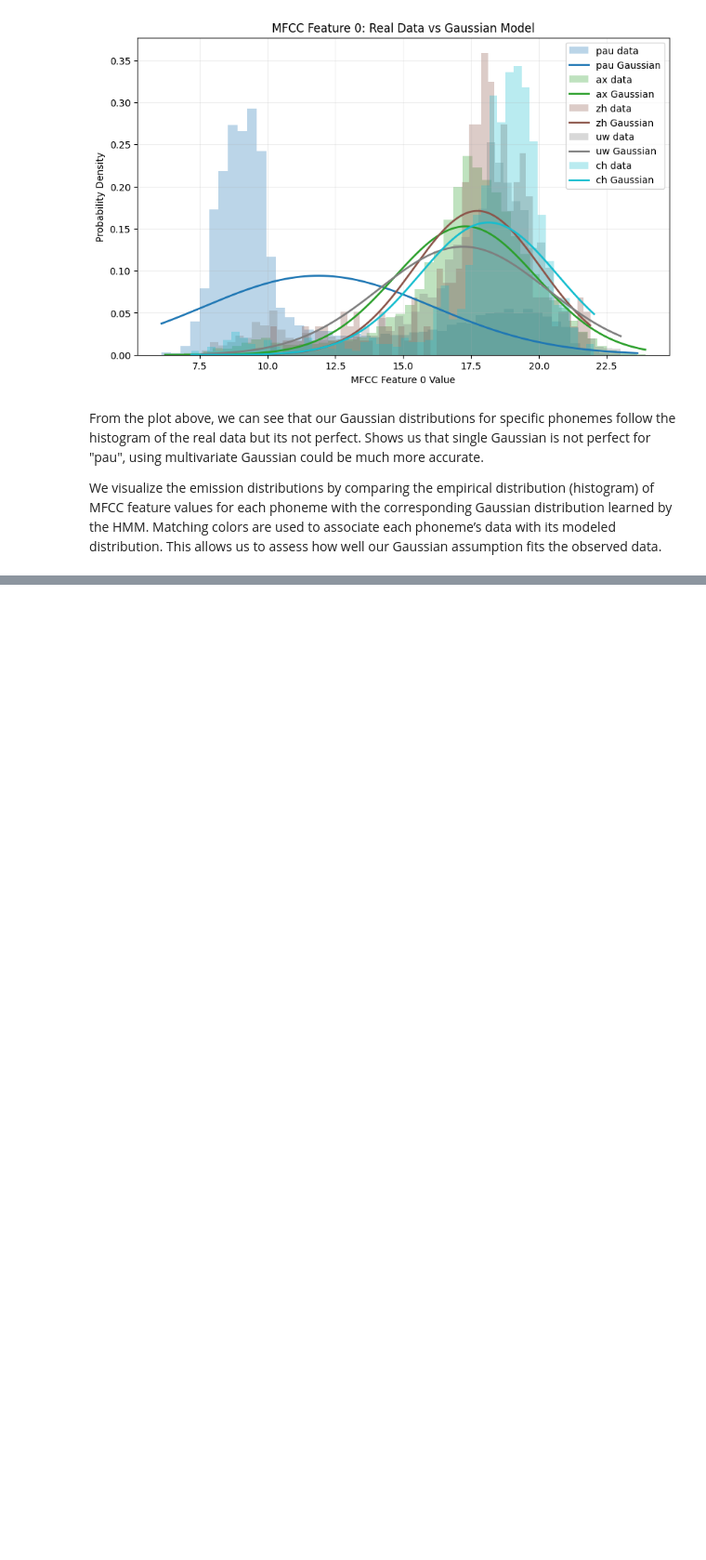
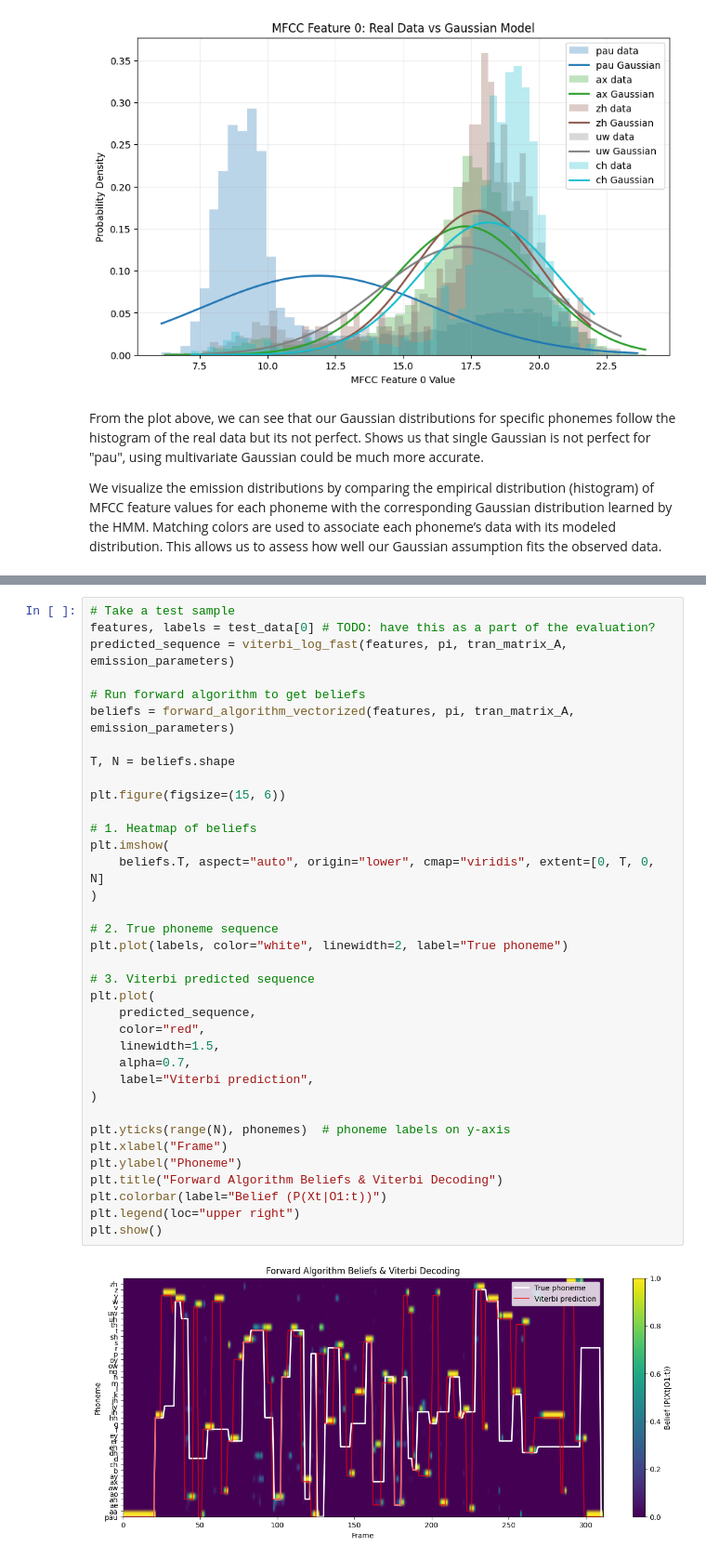
Before and after one commit to eythorto/Gervigreind, a Jupyter notebook: project2/project2notebook.ipynb, the cells around one changed output, grey strips where cells are left out. Shown at 93% size. Cells and saved outputs as stored; diff of their text form; blank space fills up the shorter version.

Commit message:
Task 6.3 and some evaluation

```diff
--- a/project2/project2notebook.ipynb
+++ b/project2/project2notebook.ipynb
@@ -764,0 +758,38 @@ Viterbi accuracy on first test sample: 32.97%
+# %%
+# Take a test sample
+features, labels = test_data[0] # TODO: have this as a part of the evaluation?
+predicted_sequence = viterbi_log_fast(features, pi, tran_matrix_A, emission_parameters)
+
+# Run forward algorithm to get beliefs
+beliefs = forward_algorithm_vectorized(features, pi, tran_matrix_A, emission_parameters)
+
+T, N = beliefs.shape
+
+plt.figure(figsize=(15, 6))
+
+# 1. Heatmap of beliefs
+plt.imshow(
+    beliefs.T, aspect="auto", origin="lower", cmap="viridis", extent=[0, T, 0, N]
+)
+
+# 2. True phoneme sequence
+plt.plot(labels, color="white", linewidth=2, label="True phoneme")
+
+# 3. Viterbi predicted sequence
+plt.plot(
+    predicted_sequence,
+    color="red",
+    linewidth=1.5,
+    alpha=0.7,
+    label="Viterbi prediction",
+)
+
+plt.yticks(range(N), phonemes)  # phoneme labels on y-axis
+plt.xlabel("Frame")
+plt.ylabel("Phoneme")
+plt.title("Forward Algorithm Beliefs & Viterbi Decoding")
+plt.colorbar(label="Belief (P(Xt|O1:t))")
+plt.legend(loc="upper right")
+plt.show()
+# %% [output]
+[figure, added]
```
Also changed, not shown: parts of 20 cells of this notebook.
